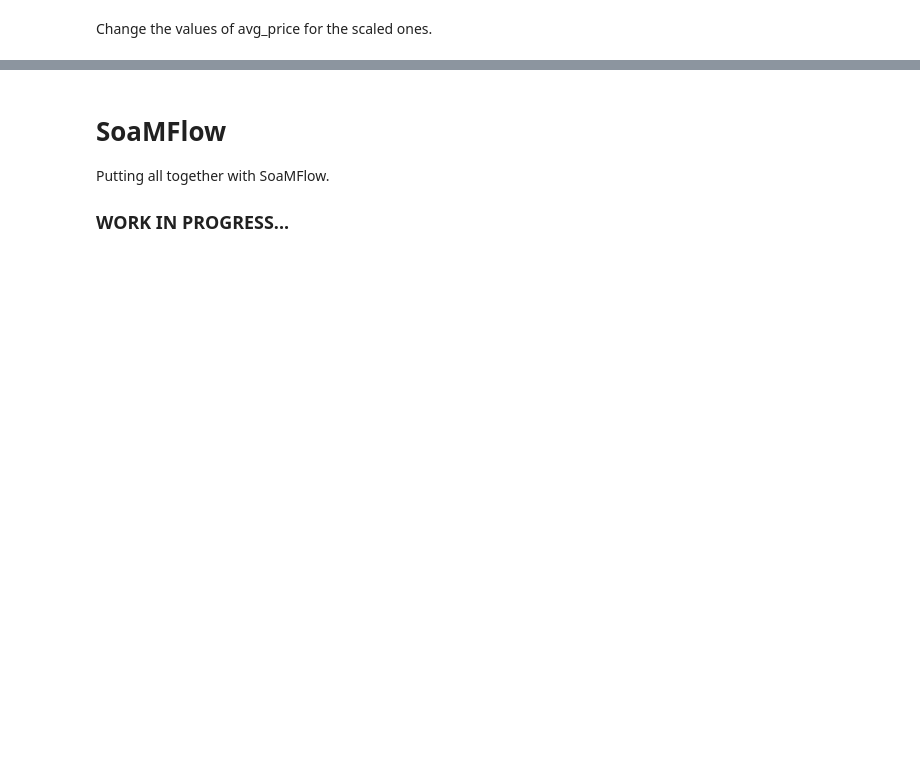
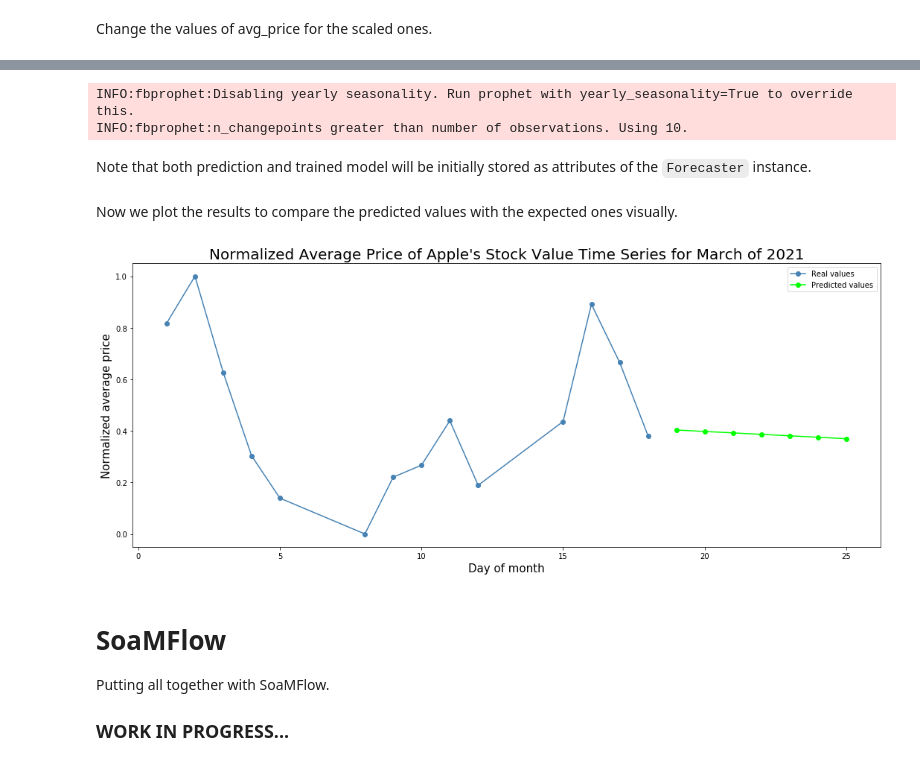
Before and after one commit to MuttData/soam, a Jupyter notebook: notebook/examples/quickstart.ipynb, the cells around one changed output, grey strips where cells are left out. Drawn from its saved outputs; the diff is of its cells as text; code cells hidden in the pictures; blank space fills up the shorter version.

Commit message:
forecaster added

```diff
--- a/notebook/examples/quickstart.ipynb
+++ b/notebook/examples/quickstart.ipynb
@@ -148,0 +165,2 @@ df.head()
+# %%
+my_model = SkProphet(weekly_seasonality=False, daily_seasonality=False)
@@ -148,0 +169,2 @@ df.head()
+# %%
+forecaster = Forecaster(my_model, output_length=7)
@@ -149,3 +184,38 @@ df.head()
+# %%
+from soam.utilities.utils import add_future_dates
+df = add_future_dates(df, periods=7, frequency="d")
+predictions, time_series, model = forecaster.run(time_series=df)
+# %% [output]
+INFO:fbprophet:Disabling yearly seasonality. Run prophet with yearly_seasonality=True to override this.
+INFO:fbprophet:n_changepoints greater than number of observations. Using 10.
+# %% [markdown]
+Note that both prediction and trained model will be initially stored as attributes of the `Forecaster` instance.
+# %%
+df["ds"] = df["ds"].dt.strftime("%d")
+dfp = df.set_index("ds")
+predictions["ds"] = predictions["ds"].dt.strftime("%d")
+predp =  predictions.set_index("ds")
+# %% [markdown]
+Now we plot the results to compare the predicted values with the expected ones visually.
+# %%
+import matplotlib.pyplot as plt
+fig = plt.figure(figsize=(18,7))
+plt.plot(dfp.index, dfp.y, marker='o', color='steelblue', label="Real values")
+plt.plot(predp.index, predp.yhat, marker='o', color='lime', label="Predicted values")
+
+plt.legend(loc='best')
+
+plt.title("Normalized Average Price of Apple's Stock Value Time Series for March of 2021", fontdict = {'fontsize': '20',
+ 'fontweight' : '300',
+ 'verticalalignment': 'baseline'})
+plt.ylabel('Normalized average price', fontdict = {'fontsize': '15'})
+plt.xlabel('Day of month', fontdict = {'fontsize': '15'})
+
+
+
+plt.show()
+# %% [output]
+[figure, added]
 # %% [markdown]
 # SoaMFlow
 
```
Also changed, not shown: parts of 14 cells of this notebook.
